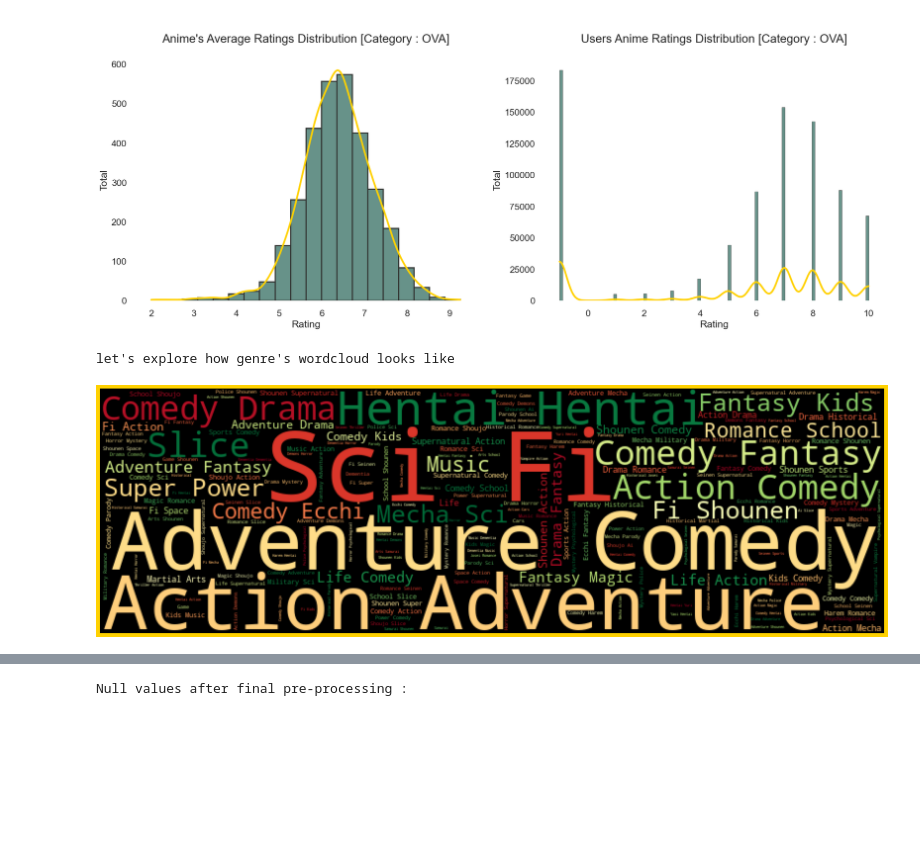
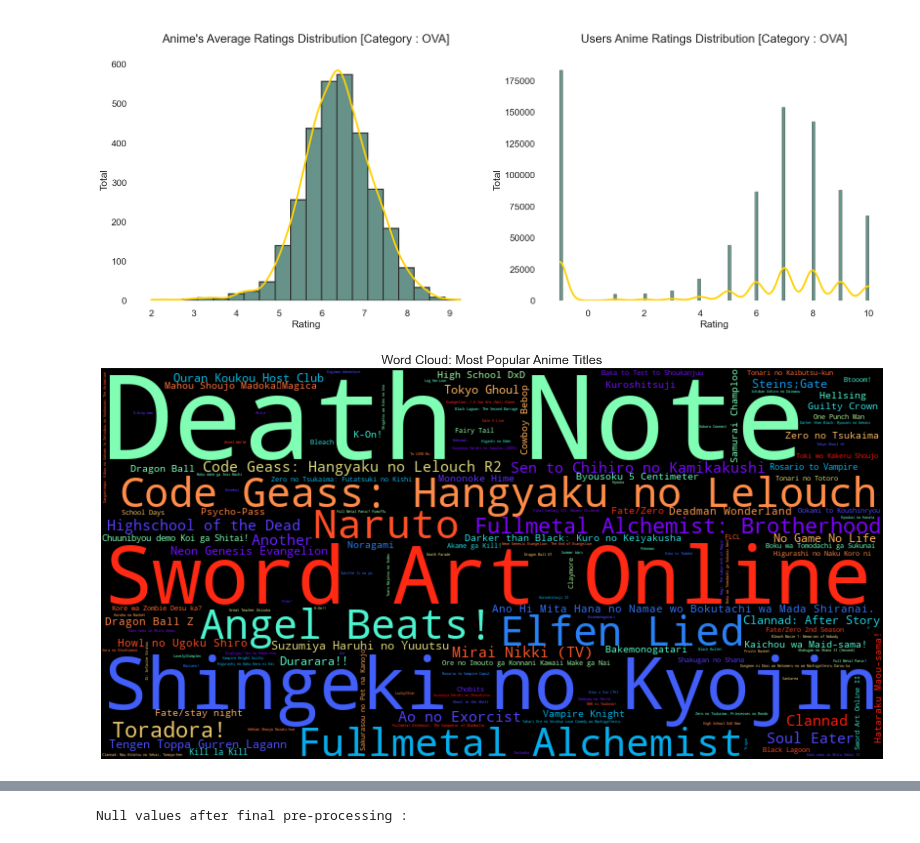
Before and after one commit to vngclinh/anime-recommendation-system, a Jupyter notebook: rcm.ipynb, the cells around one changed output, grey strips where cells are left out. Saved outputs shown, nothing was run; the diff lists cells and outputs as text; code cells hidden in the pictures; blank space fills up the shorter version.

```diff
--- a/rcm.ipynb
+++ b/rcm.ipynb
@@ -324,17 +324,37 @@ Let's explore the ratings distribution of OVA category :
 # %%
 from wordcloud import WordCloud
 
-wordcloud = WordCloud(width = 800, height = 250, background_color ="black",colormap ="RdYlGn",
-                      max_font_size=100, stopwords =None,repeat= True).generate(top_anime["genre"].str.cat(sep=", | , | ,"))
+# 1️⃣ Đếm số lượt rating cho mỗi anime
+anime_popularity = rating["anime_id"].value_counts()
 
-print("let's explore how genre's wordcloud looks like\n")
-plt.figure(figsize = (20, 8),facecolor = "#ffd100")
-plt.imshow(wordcloud)
+# 2️⃣ Map anime_id -> anime name (từ anime.csv)
+anime_name_map = anime.set_index("anime_id")["name"].astype(str).to_dict()
+
+# 3️⃣ Tạo frequency dict: {anime_name: count}
+anime_name_freq = {
+    anime_name_map[aid]: cnt
+    for aid, cnt in anime_popularity.items()
+    if aid in anime_name_map
+}
+
+# 4️⃣ Tạo WordCloud (GIỐNG HỆT CODE MẪU)
+wc_anime = WordCloud(
+    width=800,
+    height=400,
+    background_color="black",
+    colormap="rainbow",
+    max_words=200,
+    max_font_size=120,
+    collocations=False
+).generate_from_frequencies(anime_name_freq)
+
+# 5️⃣ Vẽ & lưu
+plt.figure(figsize=(20, 10))
+plt.imshow(wc_anime, interpolation="bilinear")
 plt.axis("off")
-plt.margins(x = 0, y = 0)
-plt.tight_layout(pad = 0)
-plt.savefig("artifacts/plots/genre_wordcloud.png", dpi=150)
+plt.title("Word Cloud: Most Popular Anime Titles", fontsize=18)
+
+plt.savefig("artifacts/plots/anime_name_wordcloud.png", dpi=150)
 plt.show()
 # %% [output]
-let's explore how genre's wordcloud looks like
-[figure, old version]
+[figure, new version]
```
Also changed, not shown: parts of 2 cells of this notebook, 5 other files.
